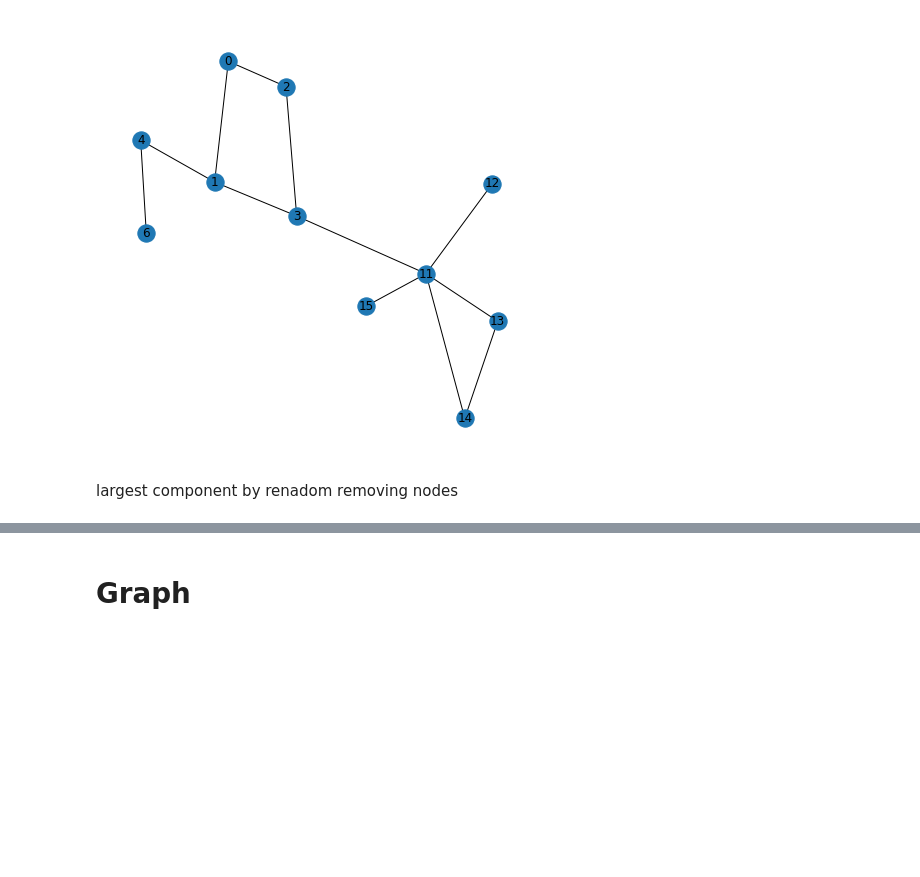
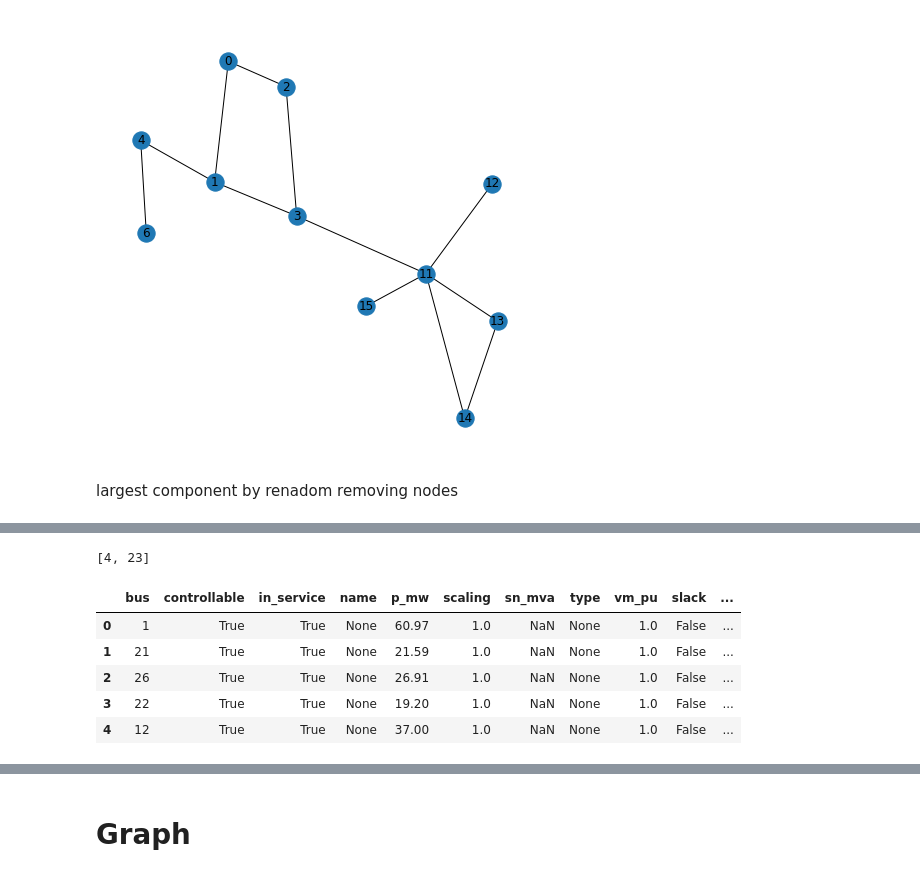
Before and after one commit to RedBatProject/Thesis---a-two-layer-power-network, a Jupyter notebook: intro_with_pandapower.ipynb, the cells around one changed output, grey strips where cells are left out. Cells and saved outputs as stored; diff of their text form; code cells hidden in the pictures; blank space fills up the shorter version.

```diff
--- a/intro_with_pandapower.ipynb
+++ b/intro_with_pandapower.ipynb
@@ -401,0 +415,3 @@ Name: otages, dtype: float64
+# %%
+Net = Network();
+Net
@@ -402,3 +428,19 @@ Name: otages, dtype: float64
+# %%
+shunt = list(Net.shunt['bus'])
+load = list(Net.load['bus'])
+gen = list(Net.gen['bus'])
+ext_grid = list(Net.ext_grid['bus'])
+# %% [output]
+[4, 23]
+# %%
+Net.gen
+# %% [output]
+|  | bus | controllable | in_service | name | p_mw | scaling | sn_mva | type | vm_pu | slack | ... |
+| 0 | 1 | True | True | None | 60.97 | 1.0 | NaN | None | 1.0 | False | ... |
+| 1 | 21 | True | True | None | 21.59 | 1.0 | NaN | None | 1.0 | False | ... |
+| 2 | 26 | True | True | None | 26.91 | 1.0 | NaN | None | 1.0 | False | ... |
+| 3 | 22 | True | True | None | 19.20 | 1.0 | NaN | None | 1.0 | False | ... |
+| 4 | 12 | True | True | None | 37.00 | 1.0 | NaN | None | 1.0 | False | ... |
 # %%
 Net
 # %% [output]
```
Also changed, not shown: parts of 7 cells of this notebook.
